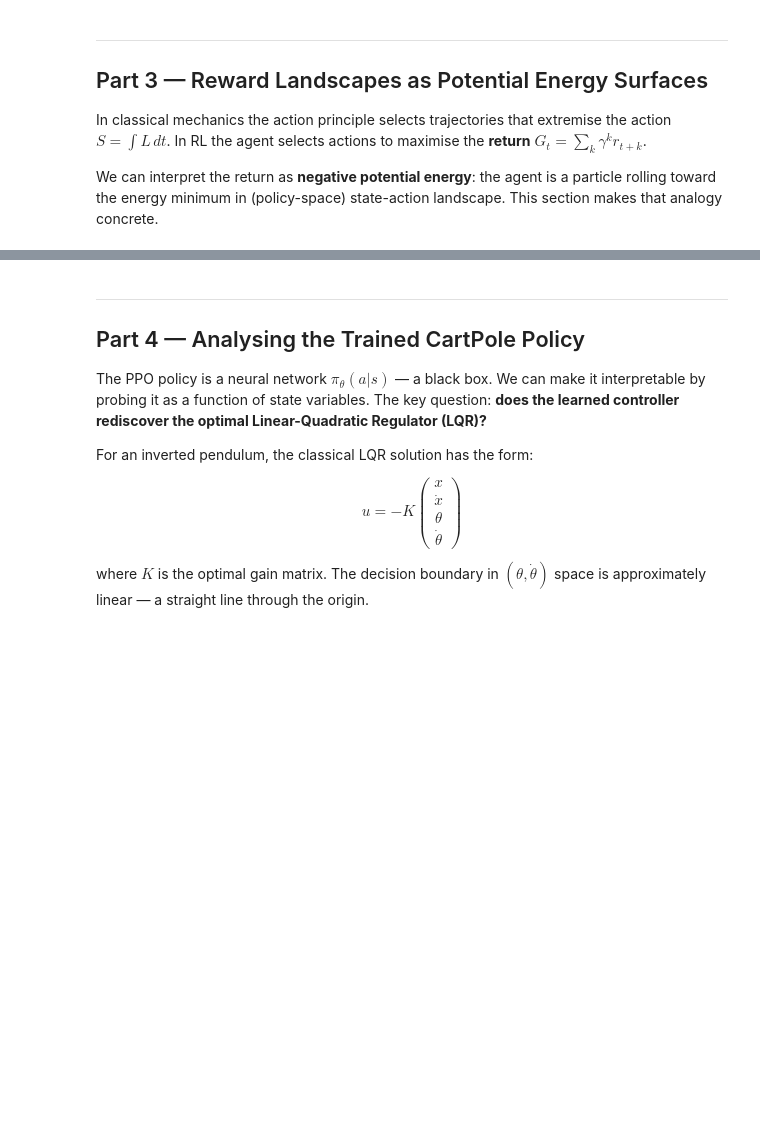
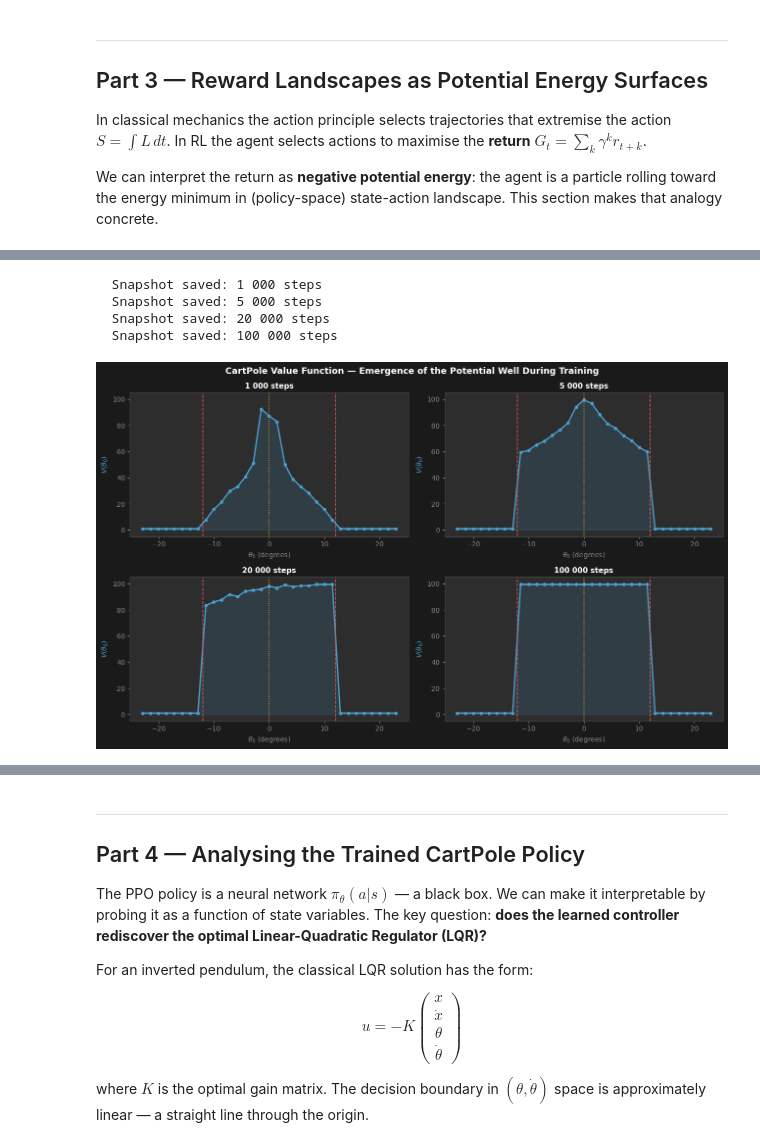
Before and after one commit to mirko-degli-esposti/Conway-to-LangGraph, a Jupyter notebook: week06_gymnasium/notebooks/week6_gymnasium.ipynb, the cells around one changed output, grey strips where cells are left out. Drawn from its saved outputs; the diff is of its cells as text; code cells hidden in the pictures; blank space fills up the shorter version.

```diff
--- a/week06_gymnasium/notebooks/week6_gymnasium.ipynb
+++ b/week06_gymnasium/notebooks/week6_gymnasium.ipynb
@@ -630,3 +963,70 @@ print(f'  V(10°) = {estimate_value(model_cp, 0.175, 30):.1f}  (near termination
+# %%
+import io
+import copy
+
+def snapshot_model(model):
+    """Save SB3 model to a BytesIO buffer and reload it — avoids deepcopy issues with PyTorch."""
+    buf = io.BytesIO()
+    model.save(buf)
+    buf.seek(0)
+    return PPO.load(buf, env=gym.make('CartPole-v1'))
+
+# ── Incremental training with snapshots ───────────────────────────────────────
+theta_vals = np.linspace(-0.40, 0.40, 33)
+
+m = PPO('MlpPolicy', gym.make('CartPole-v1'),
+        n_steps=512, batch_size=64, n_epochs=10,
+        gamma=0.99, verbose=0)
+
+checkpoints = [
+    ('1 000 steps',    1_000),
+    ('5 000 steps',    5_000),
+    ('20 000 steps',  20_000),
+    ('100 000 steps', 100_000),
+]
+
+snapshots = {}
+steps_done = 0
+
+for label, target_steps in checkpoints:
+    m.learn(total_timesteps=target_steps - steps_done,
+            reset_num_timesteps=False)
+    steps_done = target_steps
+    snapshots[label] = snapshot_model(m)      # ← BytesIO save/load instead of deepcopy
+    print(f'  Snapshot saved: {label}')
+
+# ── Plot ──────────────────────────────────────────────────────────────────────
+fig, axes = plt.subplots(2, 2, figsize=(13, 8))
+fig.patch.set_facecolor('#1A1A1A')
+fig.suptitle('CartPole Value Function — Emergence of the Potential Well During Training',
+             color='white', fontsize=13, fontweight='bold')
+
+for ax, (label, _) in zip(axes.flat, checkpoints):
+    V = [estimate_value(snapshots[label], th, n_episodes=20) for th in theta_vals]
+
+    ax.set_facecolor('#2D2D2D')
+    ax.plot(np.degrees(theta_vals), V, 'o-', color='#4A9ECC', lw=2, ms=4)
+    ax.fill_between(np.degrees(theta_vals), V, alpha=0.15, color='#4A9ECC')
+    ax.axvline( 12, color='#E05555', ls='--', lw=1.2)
+    ax.axvline(-12, color='#E05555', ls='--', lw=1.2)
+    ax.axvline(  0, color='#E8B931', ls=':',  lw=1.2)
+    ax.set_ylim(-5, 105)
+    ax.set_title(label, color='white', fontsize=11, fontweight='bold')
+    ax.set_xlabel(r'$\theta_0$ (degrees)', color='#888888', fontsize=10)
+    ax.set_ylabel(r'$V(\theta_0)$',        color='#4A9ECC', fontsize=10)
+    ax.tick_params(colors='#888888')
+    for sp in ax.spines.values(): sp.set_color('#444444')
+
+plt.tight_layout()
+plt.savefig('landscape_evolution.png', dpi=120, bbox_inches='tight',
+            facecolor='#1A1A1A')
+plt.show()
+# %% [output]
+  Snapshot saved: 1 000 steps
+  Snapshot saved: 5 000 steps
+  Snapshot saved: 20 000 steps
+  Snapshot saved: 100 000 steps
+[figure, added]
 # %%
 # ── 3.2  FrozenLake value function heatmap ────────────────────────────────────
 import torch
```
Also changed, not shown: parts of 23 cells of this notebook.
